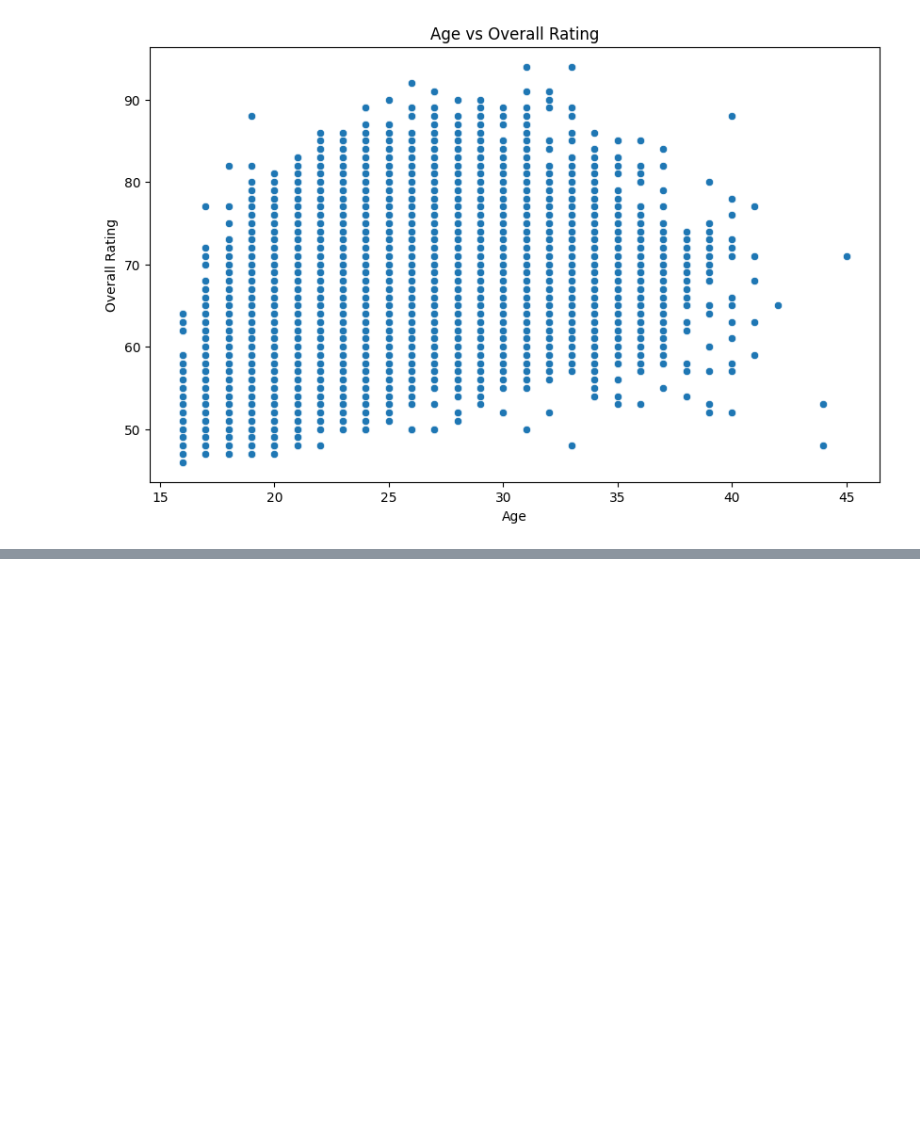
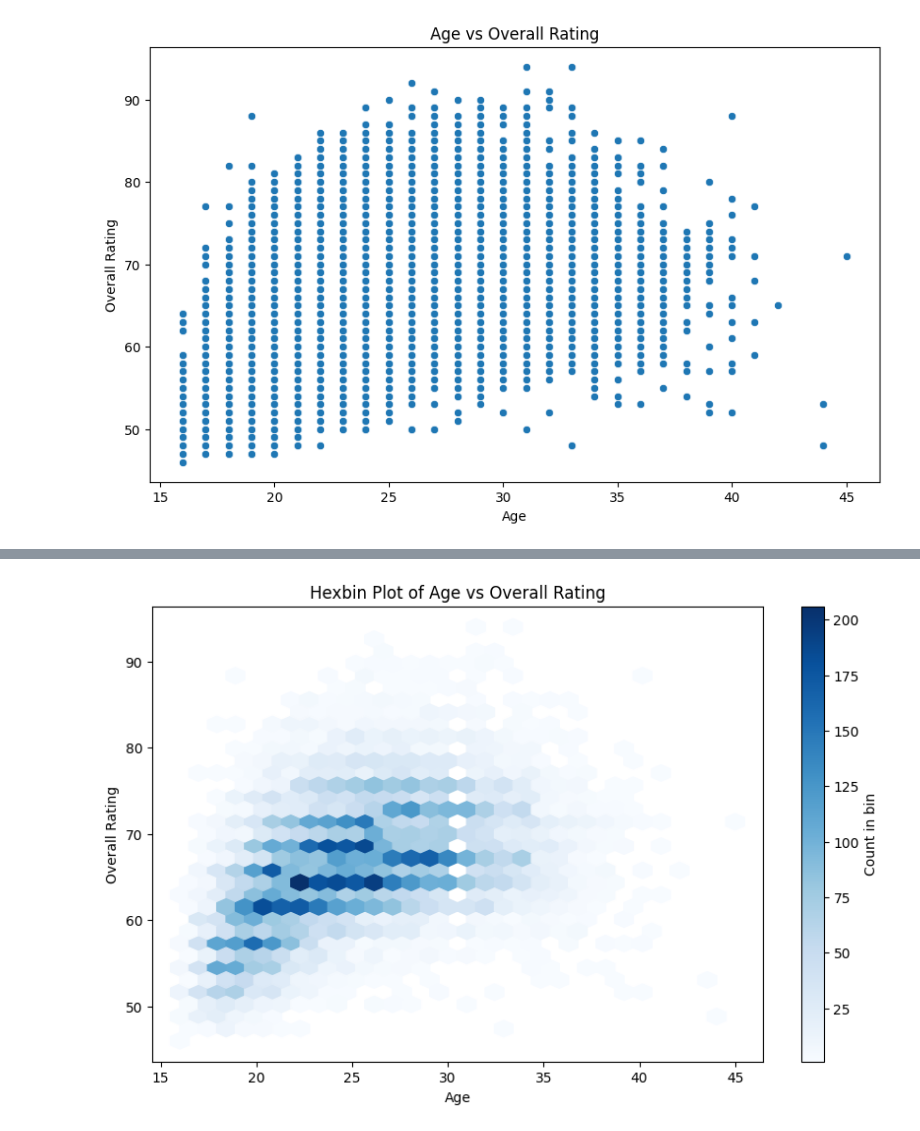
Before and after one commit to GabiYamato/DA_practice, a Jupyter notebook: 01_visualization.ipynb, the cells around one changed output, grey strips where cells are left out. Saved outputs shown, nothing was run; the diff lists cells and outputs as text; code cells hidden in the pictures; blank space fills up the shorter version.

```diff
--- a/01_visualization.ipynb
+++ b/01_visualization.ipynb
@@ -106,0 +136,11 @@ plt.show()
+# %%
+#hexbin plot
+plt.figure(figsize=(10,6))
+plt.hexbin(data['Age'], data['Overall'], gridsize=30, cmap='Blues', mincnt=1)
+plt.colorbar(label='Count in bin')
+plt.title('Hexbin Plot of Age vs Overall Rating')
+plt.xlabel('Age')
+plt.ylabel('Overall Rating')
+plt.show()
+# %% [output]
+[figure, added]
```
Also changed, not shown: parts of 7 cells of this notebook.
